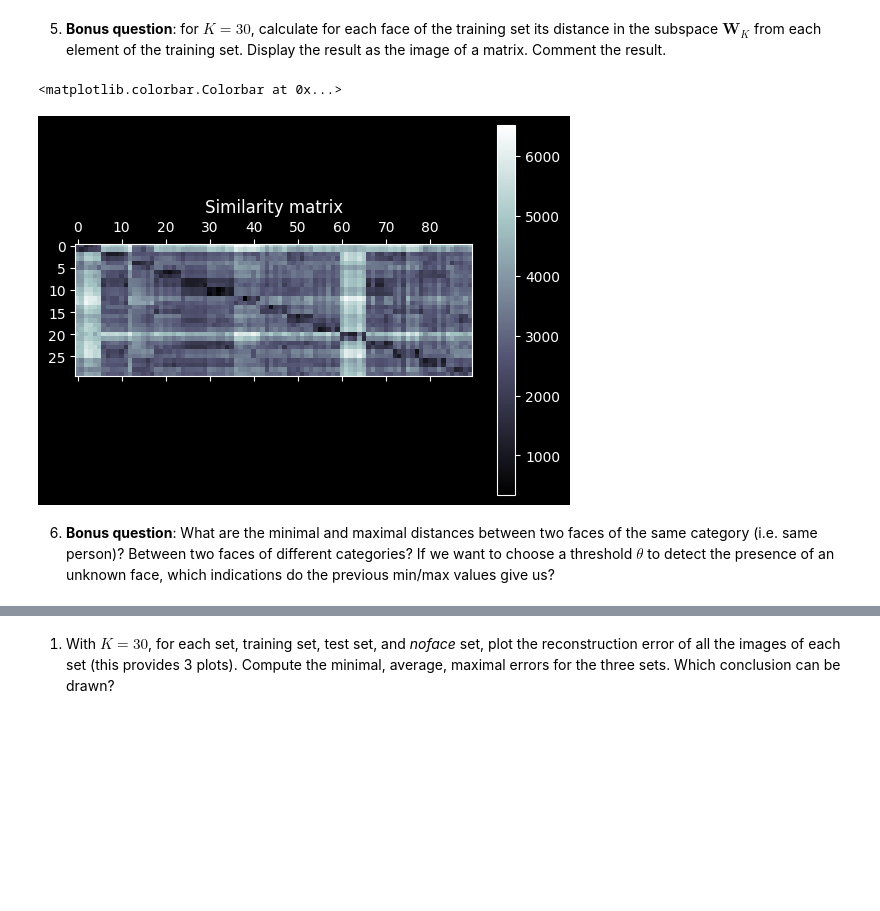
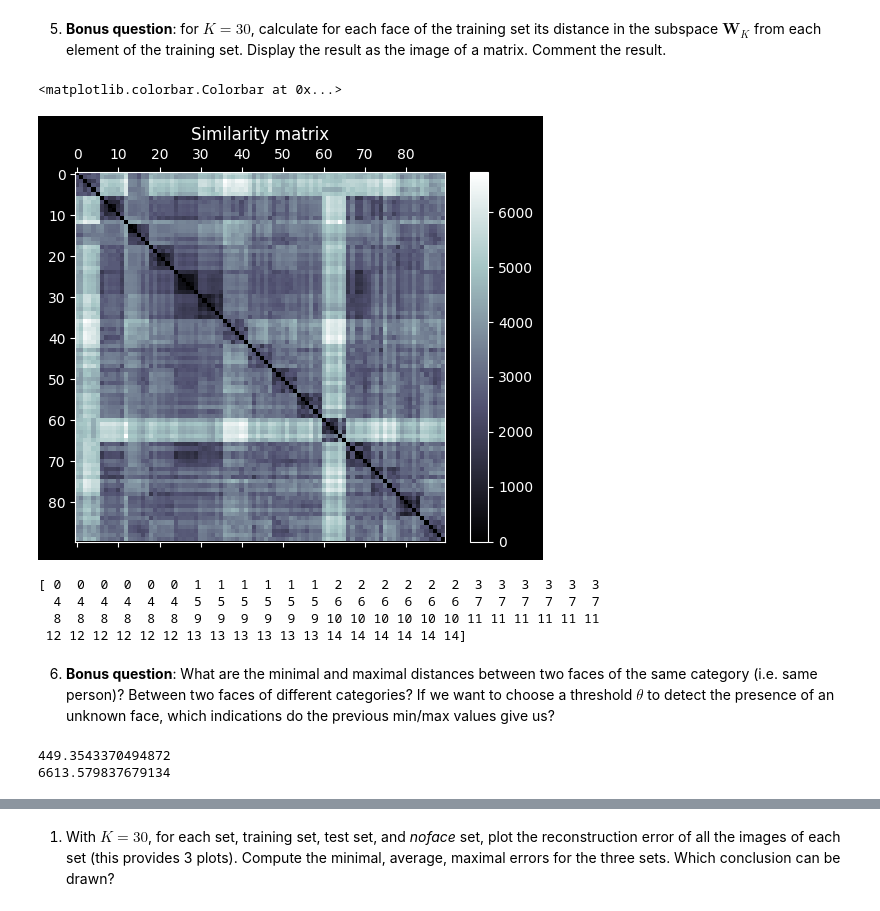
Before and after one commit to HugoRdet/BIMA, a Jupyter notebook: TME9-10/TME9-10.ipynb, the cells around one changed output, grey strips where cells are left out. Cells and saved outputs as stored; diff of their text form; code cells hidden in the pictures; blank space fills up the shorter version.

```diff
--- a/TME9-10/TME9-10.ipynb
+++ b/TME9-10/TME9-10.ipynb
@@ -419,21 +419,34 @@ plt.show()
 # %% [markdown]
 5.  **Bonus question**: for $K=30$, calculate for each face of the training set its distance in the subspace $\mathbf W_K$ from each element of the training set. Display the result as the image of a matrix. Comment the result.
 # %%
-DistanceMatrix=calculMatDist(X_train, X_test, U, 30)
+DistanceMatrix=calculMatDist(X_train, X_train, U, 30)
 
 fig = plt.figure()
 
 ax = fig.add_subplot(1, 1, 1)
 mat=ax.matshow(DistanceMatrix,cmap='bone')
 ax.set_title("Similarity matrix")
 
 
 fig.colorbar(mat, orientation='vertical')
 # %% [output]
 <matplotlib.colorbar.Colorbar at 0x...>
-[figure, old version]
+[figure, new version]
+# %%
+print(id_train)
+# %% [output]
+[ 0  0  0  0  0  0  1  1  1  1  1  1  2  2  2  2  2  2  3  3  3  3  3  3
+  4  4  4  4  4  4  5  5  5  5  5  5  6  6  6  6  6  6  7  7  7  7  7  7
+  8  8  8  8  8  8  9  9  9  9  9  9 10 10 10 10 10 10 11 11 11 11 11 11
+ 12 12 12 12 12 12 13 13 13 13 13 13 14 14 14 14 14 14]
 # %% [markdown]
 6. **Bonus question**: What are the minimal and maximal distances between two faces of the same category (i.e. same person)? Between two faces of different categories? If we want to choose a threshold $\theta$  to detect the presence of an unknown face, which indications do the previous min/max values give us?
+# %%
+print(np.min(np.min(DistanceMatrix,axis=1)))
+print(np.max(np.max(DistanceMatrix,axis=1)))
+# %% [output]
+449.3543370494872
+6613.579837679134
 # %% [markdown]
 # Exercise 5: face/non-face classification
 
```
